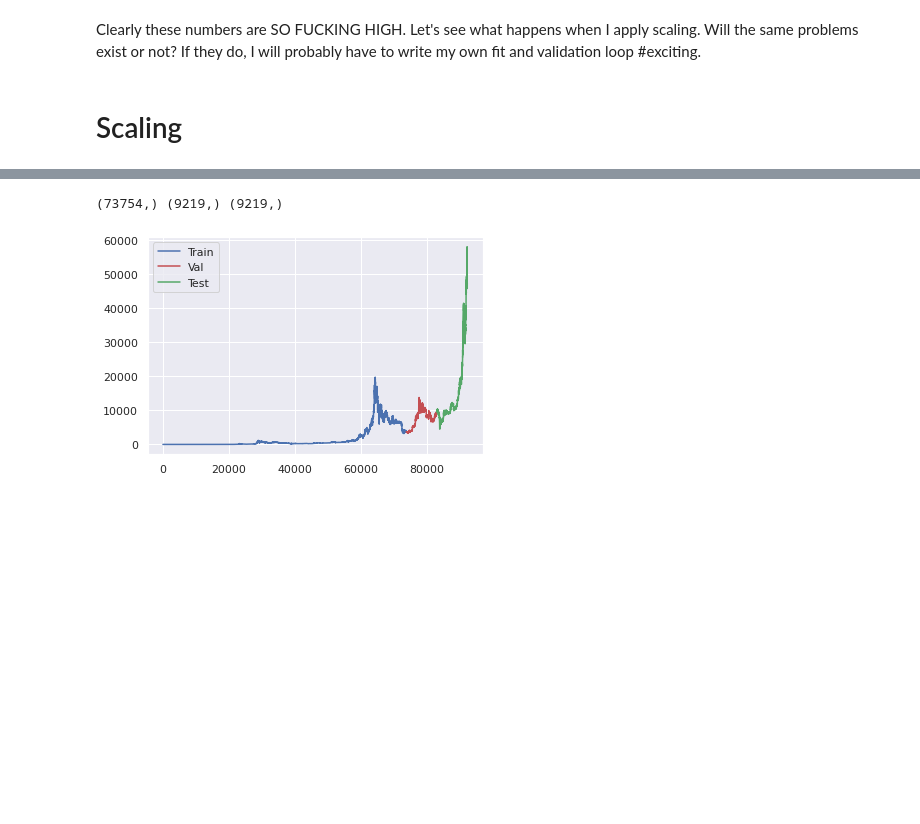
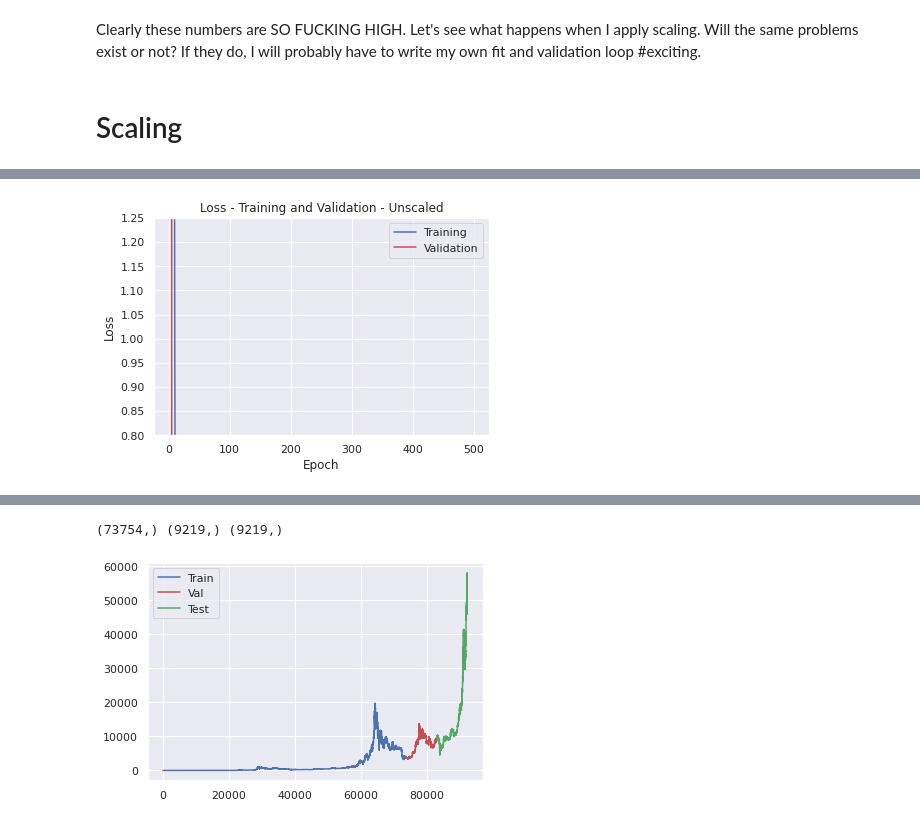
Before and after one commit to codeananda/bitcoin_price_predictor, a Jupyter notebook: price_predictor/keras_price_predictor.ipynb, the cells around one changed output, grey strips where cells are left out. Drawn from its saved outputs; the diff is of its cells as text; code cells hidden in the pictures; blank space fills up the shorter version.

Commit message:
Added train/val loss and prediction curves to use with scaled models

```diff
--- a/price_predictor/keras_price_predictor.ipynb
+++ b/price_predictor/keras_price_predictor.ipynb
@@ -1266,0 +1376,4 @@ def main(config):
+# %%
+plot_losses(history, scaling=None, ylim=(0.8, 1.25))
+# %% [output]
+[figure, added]
```
Also changed, not shown: parts of 19 cells of this notebook, 2 other files.
